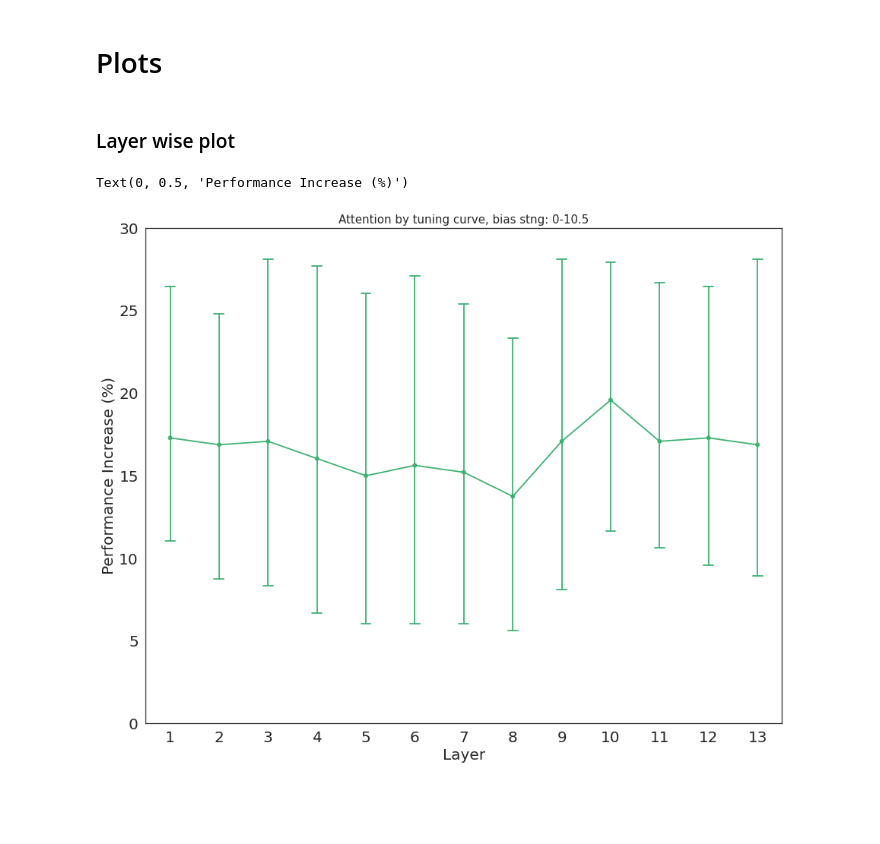
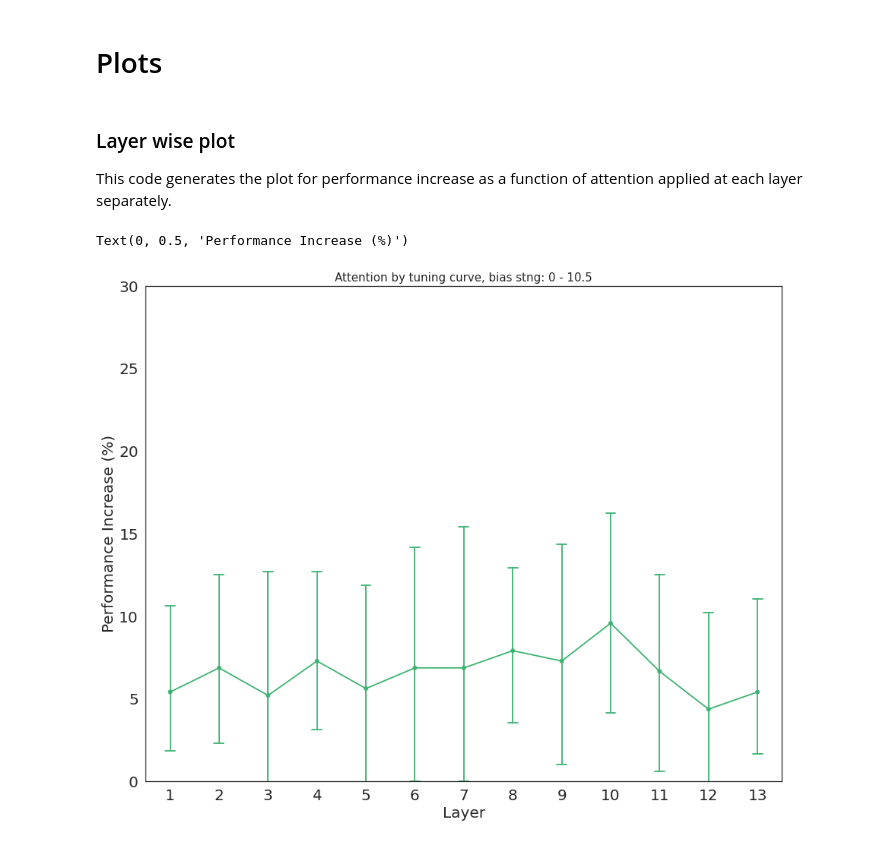
Before and after one commit to soukhind2/vgg16obj, a Jupyter notebook: Merge_set.ipynb, the cells around one changed output. Cells and saved outputs as stored; diff of their text form; code cells hidden in the pictures; blank space fills up the shorter version.

```diff
--- a/Merge_set.ipynb
+++ b/Merge_set.ipynb
@@ -262,7 +258,7 @@ for imtype in range(2):
       test_it = np.concatenate((data_test[cat],data_test[cat + 6])) # Test on merged data
     print(train_it.shape,test_it.shape)
 
-
+    '''
     start = time.time()
     train_data = model.predict(train_it)
     print(f'Train Time: {time.time() - start}')
@@ -270,12 +266,12 @@ for imtype in range(2):
     start = time.time()
     test_data = model.predict(test_it)
     print(f'Test Time: {time.time() - start}')
-
-    history = top_model.fit(x = train_data,  y = train_labels,
+    '''
+    history = top_model.fit(x = train_it,  y = train_labels,
             epochs=epochs,
             batch_size=64,
-            verbose = 0, callbacks = [es])
+            verbose = 1, callbacks = [es])
 
-    out = top_model.evaluate(test_data, test_labels)
+    out = top_model.evaluate(test_it, test_labels)
     acc[imtype,cat] = out[1]
     print(out)
@@ -738,4 +711,16 @@ Text(0, 0.5, 'Avg. acc.')
 # %%
+# Reinitialising the models for calculating regular accuracy
+model = VGG16(weights='imagenet',
+                        include_top=False,input_shape = [224,224,3])
+
+top_model = Sequential()
+top_model.add(Flatten(input_shape=features_train.shape[1:]))
+top_model.add(Dense(4096, activation='relu',name = 'top_dense1'))
+top_model.add(Dense(2, activation='sigmoid',name = 'predictions'))
+top_model.compile(optimizer= Adam(lr=1e-5),
+            loss='categorical_crossentropy',
+            metrics=['accuracy'])
+
 categories = ['Male','Female','Manmade','Natural','Powered','Nonpowered']
 acc = [0]*6
 for cat in range(6):
@@ -803,47 +788,42 @@ Epoch 00003: early stopping
 # %% [markdown]
 # Plots
-# %% [markdown]
-### Layer wise plot
+# %% [markdown]
+### Layer wise plot
+This code generates the plot for performance increase as a function of attention applied at each layer separately.
 # %%
 import numpy as np
 import matplotlib.pyplot as plt
 
-x = np.load('tun_accuracy_new0.npy')
+x = np.load('tun_accuracy_add0.npy')
 x = np.expand_dims(x,0)
 
-for i in np.arange(0.5,11,1):
-  temp = np.load('tun_accuracy_new' + str(i) + '.npy')
+for i in np.arange(1,10,1):
+  temp = np.load('tun_accuracy_add' + str(i) + '.npy')
   temp = np.expand_dims(temp,0)
   x = np.vstack((x,temp))
-
-for i in np.arange(1,11,1):
-  temp = np.load('tun_accuracy_new' + str(i) + '.npy')
-  temp = np.expand_dims(temp,0)
-  x = np.vstack((x,temp))
-
 
 
 
 x = np.amax(x,0)
 
 plt_data = np.zeros((6,13))
 for i in range(6):
   for j in range(13):
     plt_data[i,j] = x[i,j] - acc[i]
 
 
 import seaborn as sns
 sns.set(style="white",rc={"lines.linewidth": 1})
 plt.figure(figsize = (15,12))
 ax = sns.pointplot(data = plt_data*100, color = 'mediumseagreen',
                    errorwidth = 0.1 , capsize = 0.2)
 
 ax.set_xlabel('Layer',size = 20)
 ax.set_xticklabels(np.arange(1,14),size = 20)
 plt.yticks(fontsize = 20)
 plt.ylim(0,30)
-plt.title('Attention by tuning curve, bias stng: 0-10.5',size = 15)
+plt.title('Attention by tuning curve, bias stng: 0 - 10.5',size = 15)
 ax.set_ylabel('Performance Increase (%)',size = 20)
 # %% [output]
 Text(0, 0.5, 'Performance Increase (%)')
-[figure, old version]
+[figure, new version]
```
Also changed, not shown: parts of 34 cells of this notebook.
